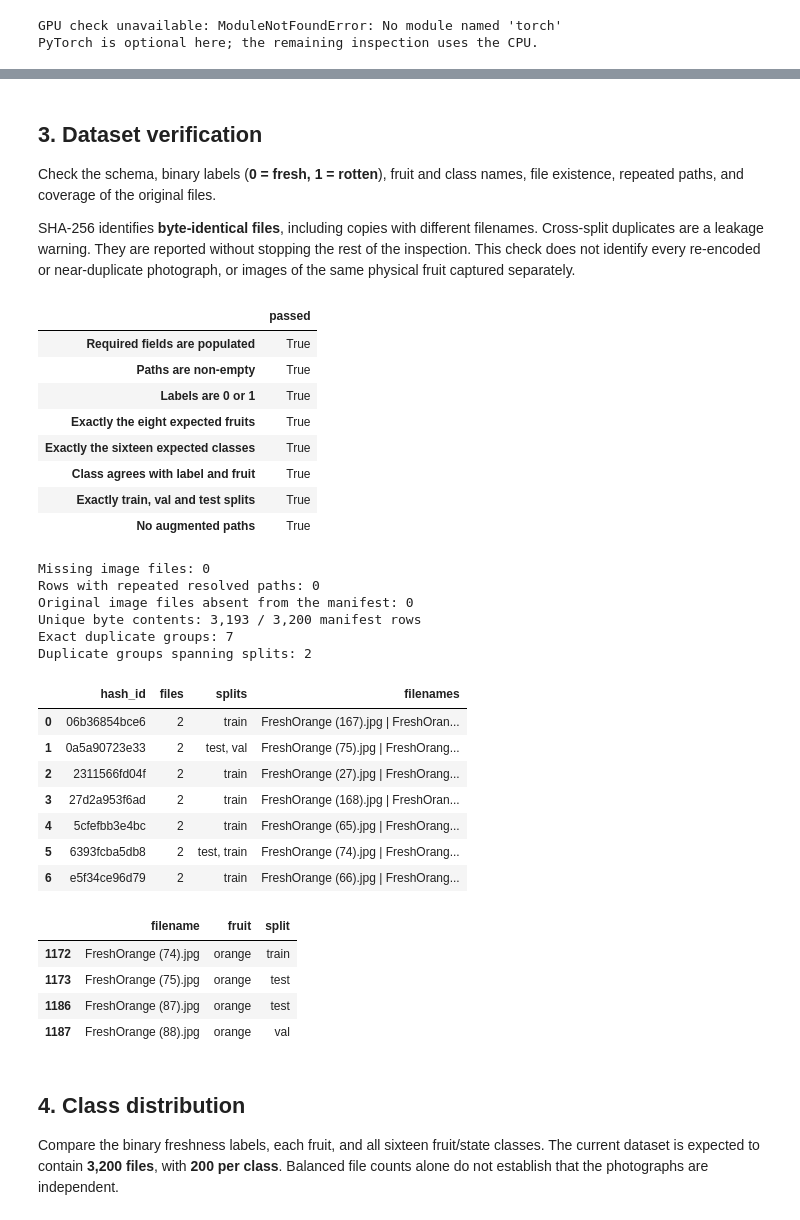
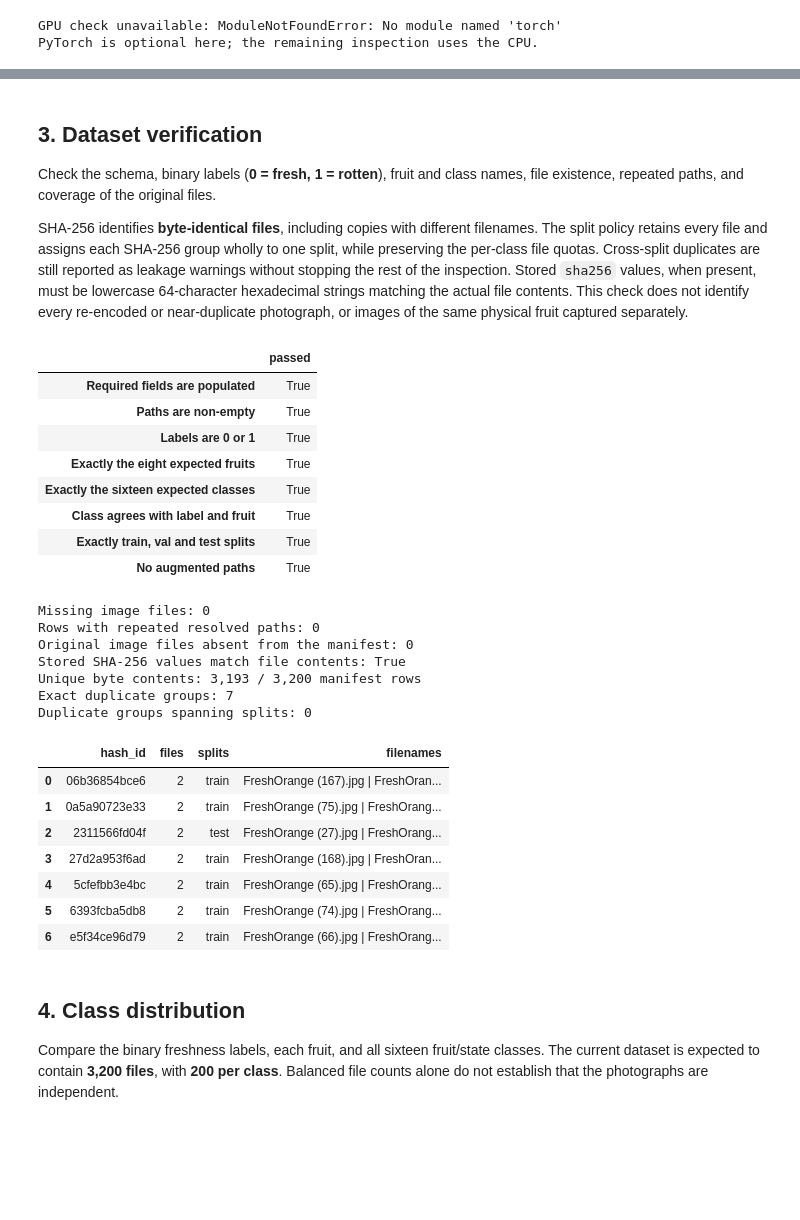
Before and after one commit to Major-hub-hub/fruit-illum-norm, a Jupyter notebook: notebooks/01_inspect_data.ipynb, the cells around one changed output, grey strips where cells are left out. Drawn from its saved outputs; the diff is of its cells as text; code cells hidden in the pictures; blank space fills up the shorter version.

```diff
--- a/notebooks/01_inspect_data.ipynb
+++ b/notebooks/01_inspect_data.ipynb
@@ -161,9 +165,12 @@ Check the schema, binary labels (**0 = fresh, 1 = rotten**), fruit and class nam
 file existence, repeated paths, and coverage of the original files.
 
 SHA-256 identifies **byte-identical files**, including copies with different filenames.
-Cross-split duplicates are a leakage warning. They are reported without stopping the
-rest of the inspection. This check does not identify every re-encoded or near-duplicate
-photograph, or images of the same physical fruit captured separately.
+The split policy retains every file and assigns each SHA-256 group wholly to one
+split, while preserving the per-class file quotas. Cross-split duplicates are still
+reported as leakage warnings without stopping the rest of the inspection. Stored
+`sha256` values, when present, must be lowercase 64-character hexadecimal strings
+matching the actual file contents. This check does not identify every re-encoded
+or near-duplicate photograph, or images of the same physical fruit captured separately.
 # %%
 df["state"] = df["label"].map(LABEL_NAMES)
 expected_classes = {f"{state}_{fruit}" for state in LABEL_NAMES.values() for fruit in FRUITS}
@@ -214,7 +221,32 @@ for path in df.loc[df["_exists"], "_image_path"].drop_duplicates():
     except OSError as exc:
         hash_errors.append({"path": str(path), "error": str(exc)})
 
+# Keep the stored audit values before replacing the column with computed hashes.
+stored_hashes = df["sha256"].astype("string").copy() if "sha256" in df.columns else None
 df["sha256"] = df["_path_key"].map(file_hashes)
+manifest_hashes_ok = True
+manifest_hash_status = "not supplied in legacy CSV; computed directly from files"
+hash_mismatches = pd.DataFrame()
+if stored_hashes is not None:
+    valid_hash_format = stored_hashes.str.fullmatch(r"[0-9a-f]{64}", na=False)
+    hashes_match = stored_hashes.eq(df["sha256"].astype("string")).fillna(False)
+    mismatch_mask = ~(valid_hash_format & hashes_match)
+    hash_mismatches = df.loc[mismatch_mask, REQUIRED_COLUMNS].assign(
+        stored_sha256=stored_hashes.loc[mismatch_mask],
+        computed_sha256=df.loc[mismatch_mask, "sha256"],
+    )
+    manifest_hashes_ok = hash_mismatches.empty
+    manifest_hash_status = "verified against file contents" if manifest_hashes_ok else "FAILED: audit values differ or are invalid"
+    print("Stored SHA-256 values match file contents:", manifest_hashes_ok)
+    if not manifest_hashes_ok:
+        display(hash_mismatches)
+        warnings.warn(
+            "Manifest SHA-256 audit values are invalid or differ from file contents. "
+            "Investigate the changed files or manifest before using this split.",
+            UserWarning,
+        )
+else:
+    print("No stored SHA-256 column; hashes were computed from files for this inspection.")
 duplicate_rows = df.loc[
     df["sha256"].notna() & df["sha256"].duplicated(keep=False),
     ["sha256", *REQUIRED_COLUMNS],
@@ -235,45 +267,41 @@ if not duplicate_summary.empty:
     display(duplicate_summary.rename_axis("sha256").reset_index().assign(
         hash_id=lambda table: table["sha256"].str[:12]
     )[["hash_id", "files", "splits", "filenames"]])
 if not leakage_rows.empty:
     display(leakage_rows.assign(filename=lambda table: table["path"].map(lambda value: Path(value).name))
             [["filename", "fruit", "split"]])
     warnings.warn(
         "Identical image contents occur in different splits. Resolve duplicate grouping "
         "before using this split for final model evaluation.",
         UserWarning,
     )
 if hash_errors:
     display(pd.DataFrame(hash_errors))
 # %% [output]
 |  | passed |
 | Required fields are populated | True |
 | Paths are non-empty | True |
 | Labels are 0 or 1 | True |
 | Exactly the eight expected fruits | True |
 | Exactly the sixteen expected classes | True |
 | Class agrees with label and fruit | True |
 | Exactly train, val and test splits | True |
 | No augmented paths | True |
 Missing image files: 0
 Rows with repeated resolved paths: 0
 Original image files absent from the manifest: 0
+Stored SHA-256 values match file contents: True
 Unique byte contents: 3,193 / 3,200 manifest rows
 Exact duplicate groups: 7
-Duplicate groups spanning splits: 2
+Duplicate groups spanning splits: 0
 |  | hash_id | files | splits | filenames |
 | 0 | 06b36854bce6 | 2 | train | FreshOrange (167).jpg | FreshOran... |
-| 1 | 0a5a90723e33 | 2 | test, val | FreshOrange (75).jpg | FreshOrang... |
-| 2 | 2311566fd04f | 2 | train | FreshOrange (27).jpg | FreshOrang... |
+| 1 | 0a5a90723e33 | 2 | train | FreshOrange (75).jpg | FreshOrang... |
+| 2 | 2311566fd04f | 2 | test | FreshOrange (27).jpg | FreshOrang... |
 | 3 | 27d2a953f6ad | 2 | train | FreshOrange (168).jpg | FreshOran... |
 | 4 | 5cfefbb3e4bc | 2 | train | FreshOrange (65).jpg | FreshOrang... |
-| 5 | 6393fcba5db8 | 2 | test, train | FreshOrange (74).jpg | FreshOrang... |
+| 5 | 6393fcba5db8 | 2 | train | FreshOrange (74).jpg | FreshOrang... |
 | 6 | e5f34ce96d79 | 2 | train | FreshOrange (66).jpg | FreshOrang... |
-|  | filename | fruit | split |
-| 1172 | FreshOrange (74).jpg | orange | train |
-| 1173 | FreshOrange (75).jpg | orange | test |
-| 1186 | FreshOrange (87).jpg | orange | test |
-| 1187 | FreshOrange (88).jpg | orange | val |
 # %% [markdown]
 ## 4. Class distribution
 
```
Also changed, not shown: parts of 8 cells of this notebook, 6 other files.
